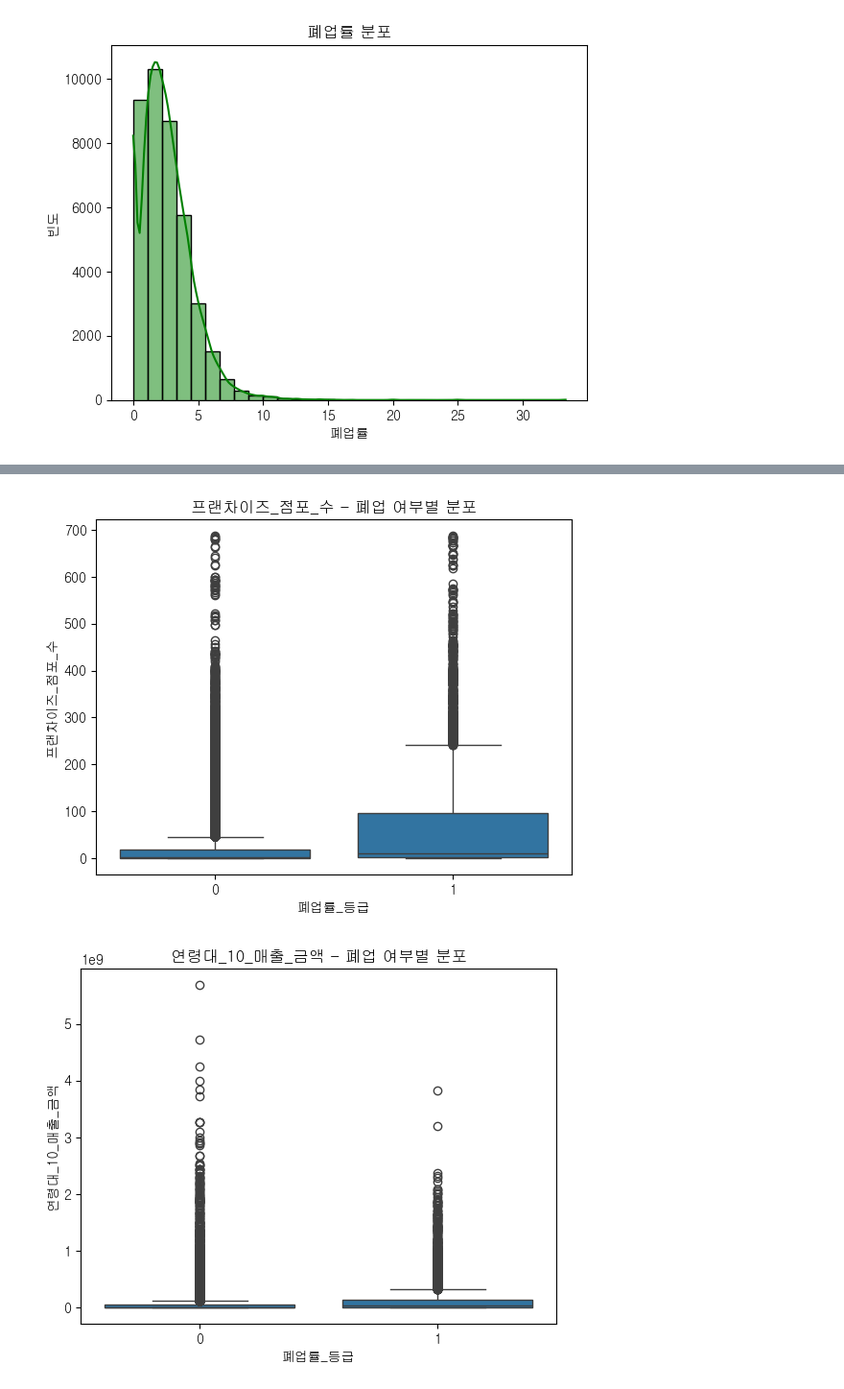
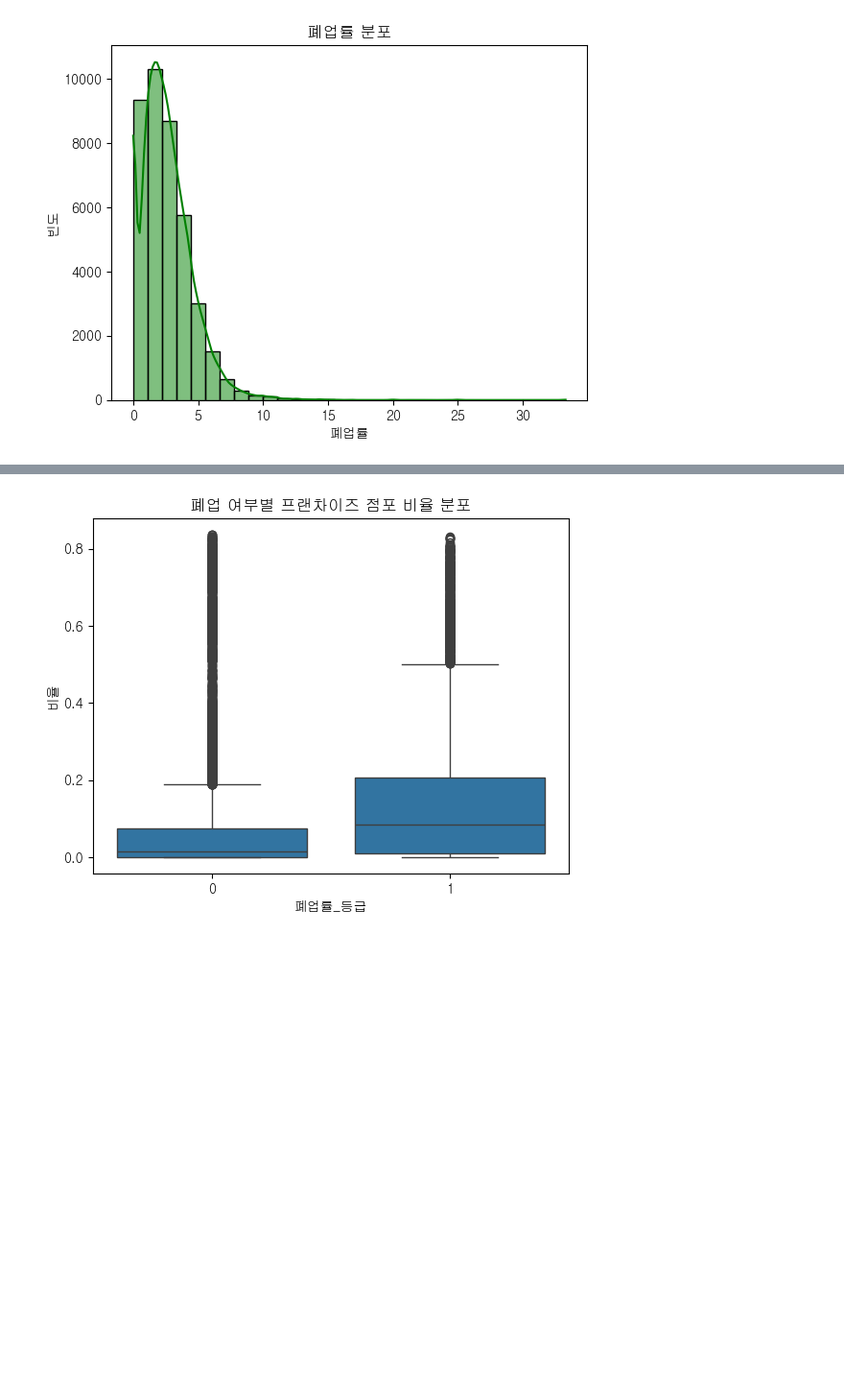
Before and after one commit to SKNetworks-AI19-250818/SKN19_2nd_1team, a Jupyter notebook: eda/code/eda.ipynb, the cells around one changed output, grey strips where cells are left out. Shown at 96% size. Saved outputs shown, nothing was run; the diff lists cells and outputs as text; code cells hidden in the pictures; blank space fills up the shorter version.

```diff
--- a/eda/code/eda.ipynb
+++ b/eda/code/eda.ipynb
@@ -76,11 +72,11 @@ plt.show()
 # %%
 df['폐업률_등급'] = pd.qcut(df['폐업_률'], q=[0, 0.75, 1.0], labels=[0, 1])
 # %%
-num_cols = ['프랜차이즈_점포_수', '연령대_10_매출_금액']
-for col in num_cols:
-    sns.boxplot(x='폐업률_등급', y=col, data=df)
-    plt.title(f'{col} - 폐업 여부별 분포')
-    plt.show()
+rate = df['프랜차이즈_점포_수'] / df['유사_업종_점포_수']
+
+sns.boxplot(x='폐업률_등급', y=rate, data=df)
+plt.title(f'폐업 여부별 프랜차이즈 점포 비율 분포')
+plt.ylabel('비율')
+plt.show()
 # %% [output]
-[figure, old version]
+[figure, new version]
-[figure, removed]
```
Also changed, not shown: parts of 2 cells of this notebook.
